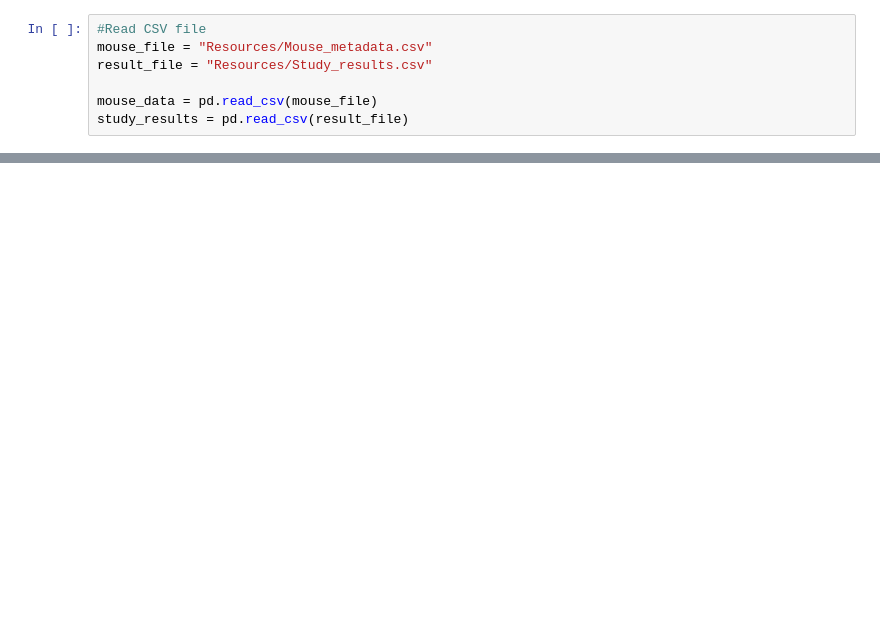
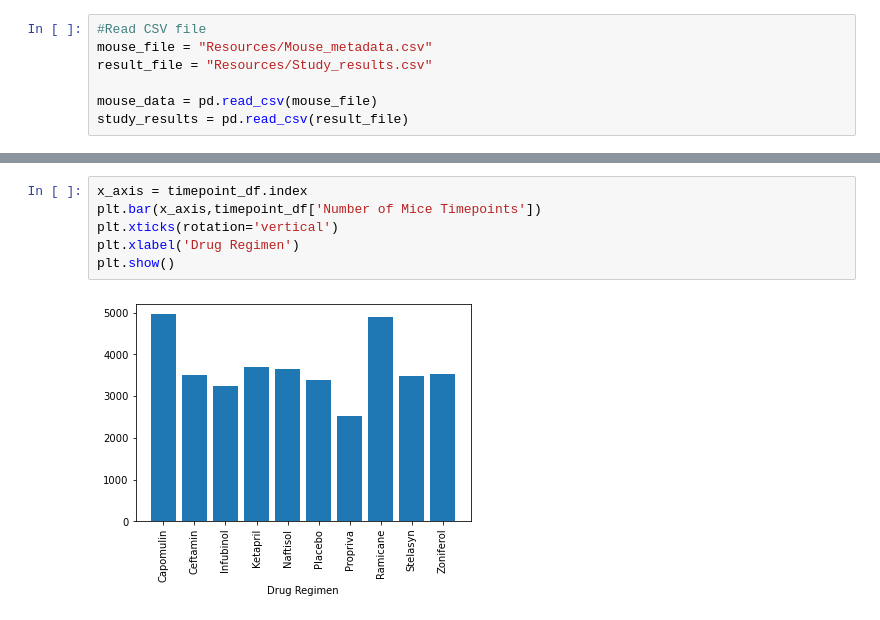
Before and after one commit to ericjbutton/matplotlib-challenge, a Jupyter notebook: Pymaceuticals/Pymaceuticals.ipynb, the cells around one changed output, grey strips where cells are left out. Cells and saved outputs as stored; diff of their text form; blank space fills up the shorter version.

```diff
--- a/Pymaceuticals/Pymaceuticals.ipynb
+++ b/Pymaceuticals/Pymaceuticals.ipynb
@@ -45,0 +138,8 @@ combined_data['Mouse ID'].nunique()
+# %%
+x_axis = timepoint_df.index
+plt.bar(x_axis,timepoint_df['Number of Mice Timepoints'])
+plt.xticks(rotation='vertical')
+plt.xlabel('Drug Regimen')
+plt.show()
+# %% [output]
+[figure, added]
```
Also changed, not shown: parts of 17 cells of this notebook.
